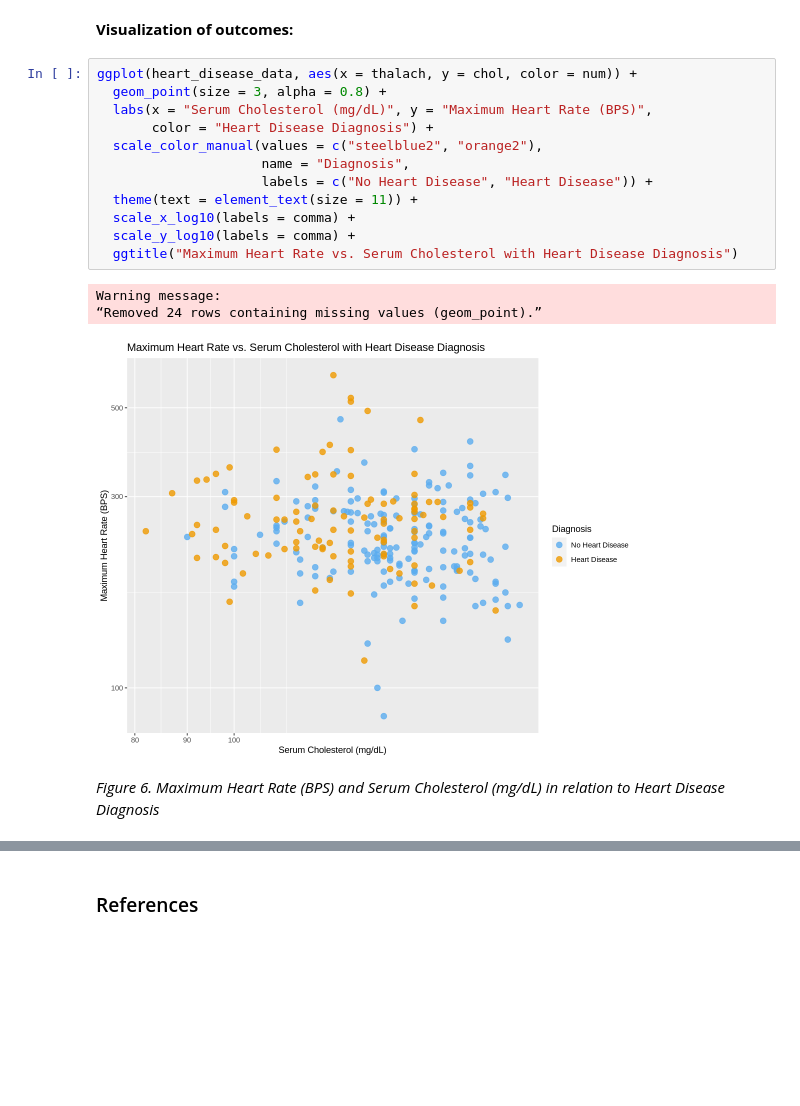
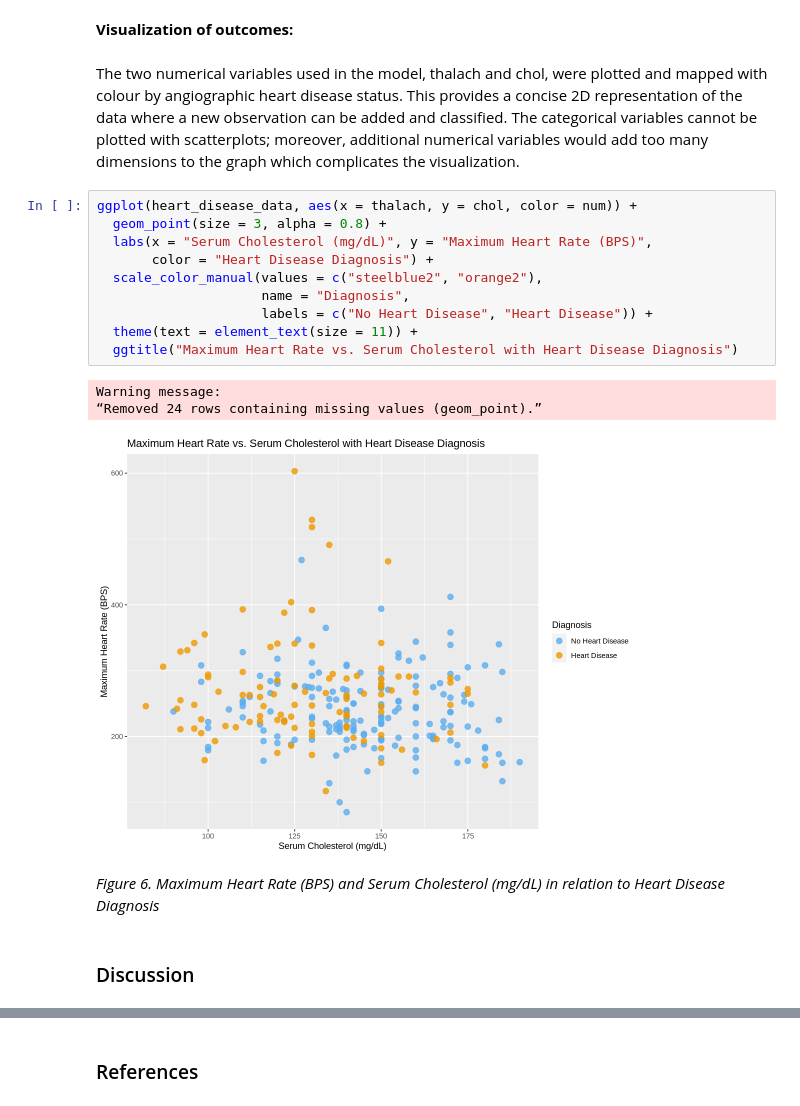
Before and after one commit to GeneRevo/DSCI100-007-Group10, a Jupyter notebook: 007_project_final_report.ipynb, the cells around one changed output, grey strips where cells are left out. Cells and saved outputs as stored; diff of their text form; blank space fills up the shorter version.

Commit message:
discussion

```diff
--- a/007_project_final_report.ipynb
+++ b/007_project_final_report.ipynb
@@ -543,21 +549,23 @@ Prediction  0  1
 Note: 0 represents no heart disease, and 1 represents heart disease.
 # %% [markdown]
 **Visualization of outcomes:**
+# %% [markdown]
+The two numerical variables used in the model, thalach and chol, were plotted and mapped with colour by angiographic heart disease status. This provides a concise 2D representation of the data where a new observation can be added and classified. The categorical variables cannot be plotted with scatterplots; moreover, additional numerical variables would add too many dimensions to the graph which complicates the visualization.
 # %%
 ggplot(heart_disease_data, aes(x = thalach, y = chol, color = num)) +
   geom_point(size = 3, alpha = 0.8) +
   labs(x = "Serum Cholesterol (mg/dL)", y = "Maximum Heart Rate (BPS)",
        color = "Heart Disease Diagnosis") +
   scale_color_manual(values = c("steelblue2", "orange2"),
                      name = "Diagnosis",
                      labels = c("No Heart Disease", "Heart Disease")) +
   theme(text = element_text(size = 11)) +
-  scale_x_log10(labels = comma) +
-  scale_y_log10(labels = comma) +
   ggtitle("Maximum Heart Rate vs. Serum Cholesterol with Heart Disease Diagnosis")
 # %% [output]
 Warning message:
 “Removed 24 rows containing missing values (geom_point).”
-[figure, old version]
+[figure, new version]
 # %% [markdown]
 *Figure 6. Maximum Heart Rate (BPS) and Serum Cholesterol (mg/dL) in relation to Heart Disease Diagnosis*
+# %% [markdown]
+### Discussion
```
Also changed, not shown: parts of 11 cells of this notebook.
